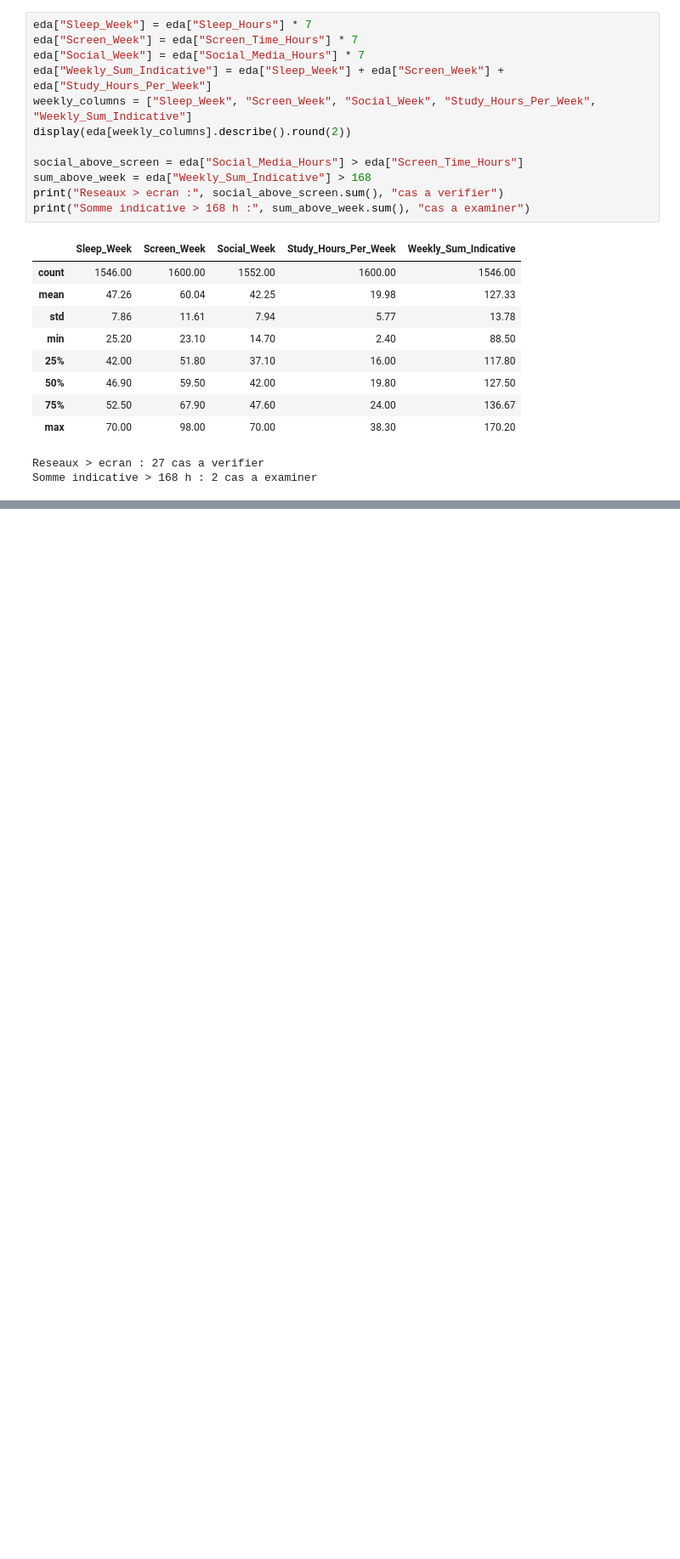
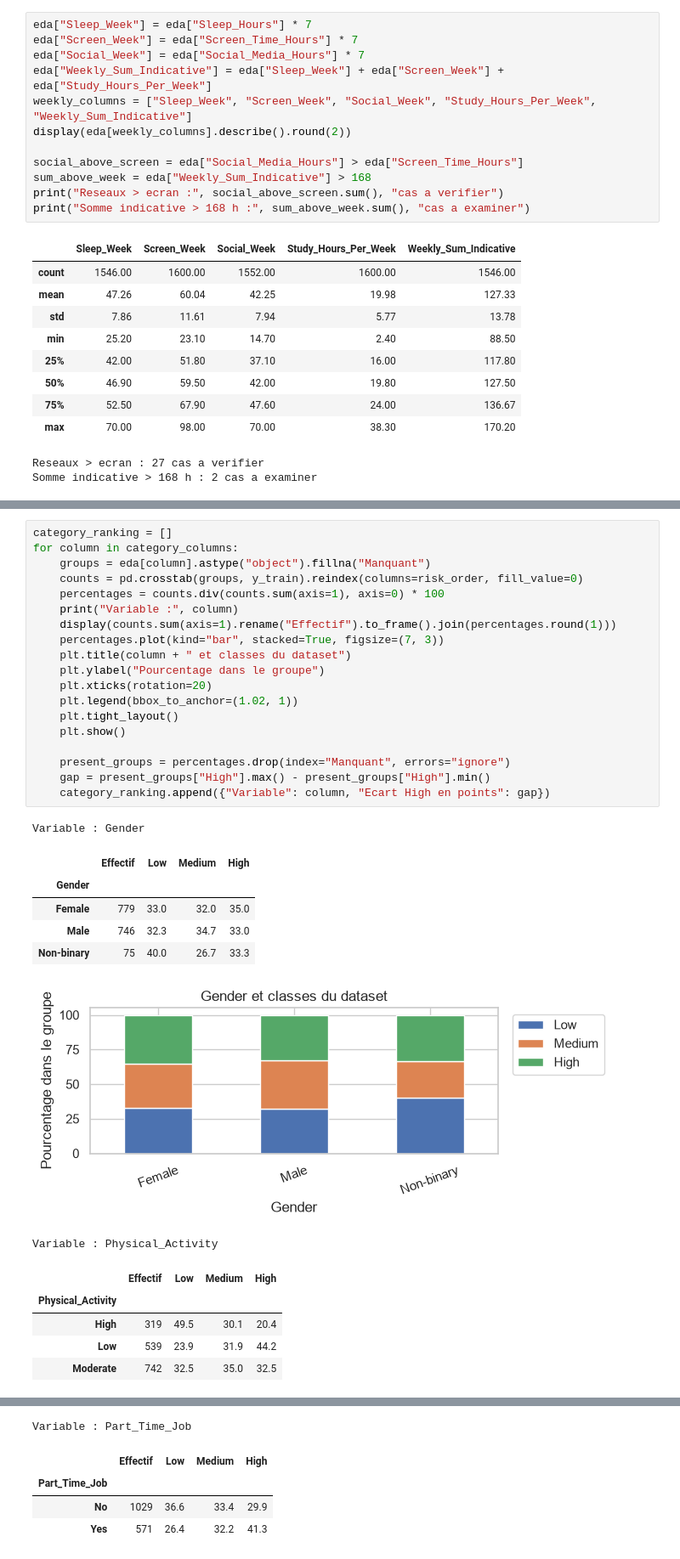
Before and after one commit to ayouberrak2/Jury-Blanc, a Jupyter notebook: notebooks/01_eda.ipynb, the cells around one changed output, grey strips where cells are left out. Shown at 85% size. Drawn from its saved outputs; the diff is of its cells as text; blank space fills up the shorter version.

```diff
--- a/notebooks/01_eda.ipynb
+++ b/notebooks/01_eda.ipynb
@@ -152,0 +208,33 @@ Somme indicative > 168 h : 2 cas a examiner
+# %%
+category_ranking = []
+for column in category_columns:
+    groups = eda[column].astype("object").fillna("Manquant")
+    counts = pd.crosstab(groups, y_train).reindex(columns=risk_order, fill_value=0)
+    percentages = counts.div(counts.sum(axis=1), axis=0) * 100
+    print("Variable :", column)
+    display(counts.sum(axis=1).rename("Effectif").to_frame().join(percentages.round(1)))
+    percentages.plot(kind="bar", stacked=True, figsize=(7, 3))
+    plt.title(column + " et classes du dataset")
+    plt.ylabel("Pourcentage dans le groupe")
+    plt.xticks(rotation=20)
+    plt.legend(bbox_to_anchor=(1.02, 1))
+    plt.tight_layout()
+    plt.show()
+
+    present_groups = percentages.drop(index="Manquant", errors="ignore")
+    gap = present_groups["High"].max() - present_groups["High"].min()
+    category_ranking.append({"Variable": column, "Ecart High en points": gap})
+# %% [output]
+Variable : Gender
+|  | Effectif | Low | Medium | High |
+| Gender |  |  |  |  |
+| Female | 779 | 33.0 | 32.0 | 35.0 |
+| Male | 746 | 32.3 | 34.7 | 33.0 |
+| Non-binary | 75 | 40.0 | 26.7 | 33.3 |
+[figure, added]
+Variable : Physical_Activity
+|  | Effectif | Low | Medium | High |
+| Physical_Activity |  |  |  |  |
+| High | 319 | 49.5 | 30.1 | 20.4 |
+| Low | 539 | 23.9 | 31.9 | 44.2 |
+| Moderate | 742 | 32.5 | 35.0 | 32.5 |
@@ -152,0 +242,5 @@ Somme indicative > 168 h : 2 cas a examiner
+Variable : Part_Time_Job
+|  | Effectif | Low | Medium | High |
+| Part_Time_Job |  |  |  |  |
+| No | 1029 | 36.6 | 33.4 | 29.9 |
+| Yes | 571 | 26.4 | 32.2 | 41.3 |
```
Also changed, not shown: parts of 10 cells of this notebook.
